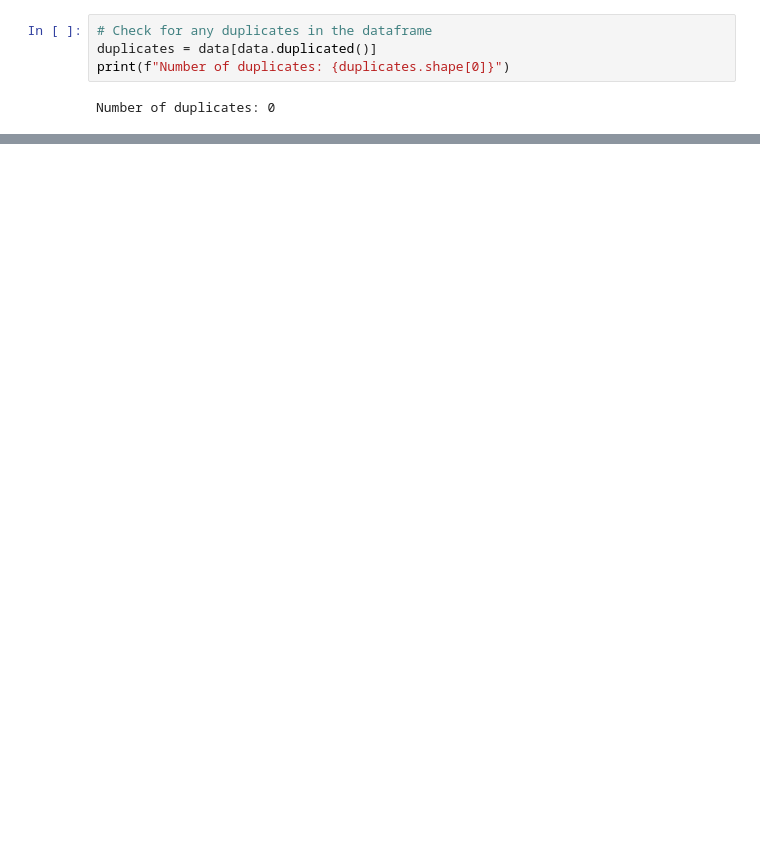
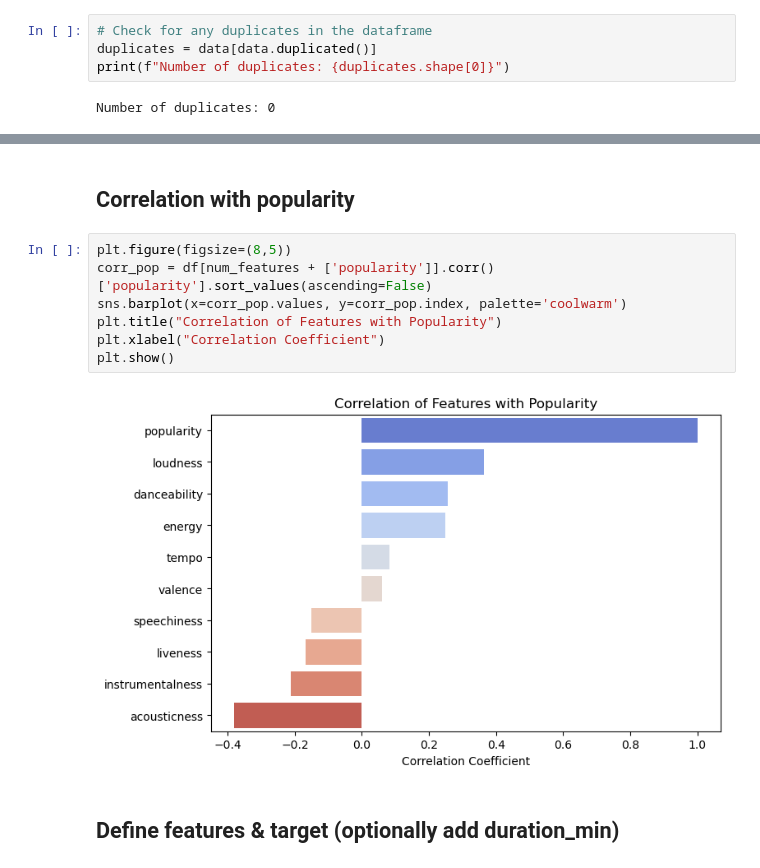
Before and after one commit to jeelfaldu7/predicting_spotify_song_popularity, a Jupyter notebook: notebook.ipynb, the cells around one changed output, grey strips where cells are left out. Cells and saved outputs as stored; diff of their text form; blank space fills up the shorter version.

```diff
--- a/notebook.ipynb
+++ b/notebook.ipynb
@@ -151,0 +146,13 @@ for one_col in numeric_cols:
+# %% [markdown]
+## Correlation with popularity
+# %%
+plt.figure(figsize=(8,5))
+corr_pop = df[num_features + ['popularity']].corr()['popularity'].sort_values(ascending=False)
+sns.barplot(x=corr_pop.values, y=corr_pop.index, palette='coolwarm')
+plt.title("Correlation of Features with Popularity")
+plt.xlabel("Correlation Coefficient")
+plt.show()
+# %% [output]
+[figure, added]
+# %% [markdown]
+## Define features & target (optionally add duration_min)
```
Also changed, not shown: parts of 20 cells of this notebook.
